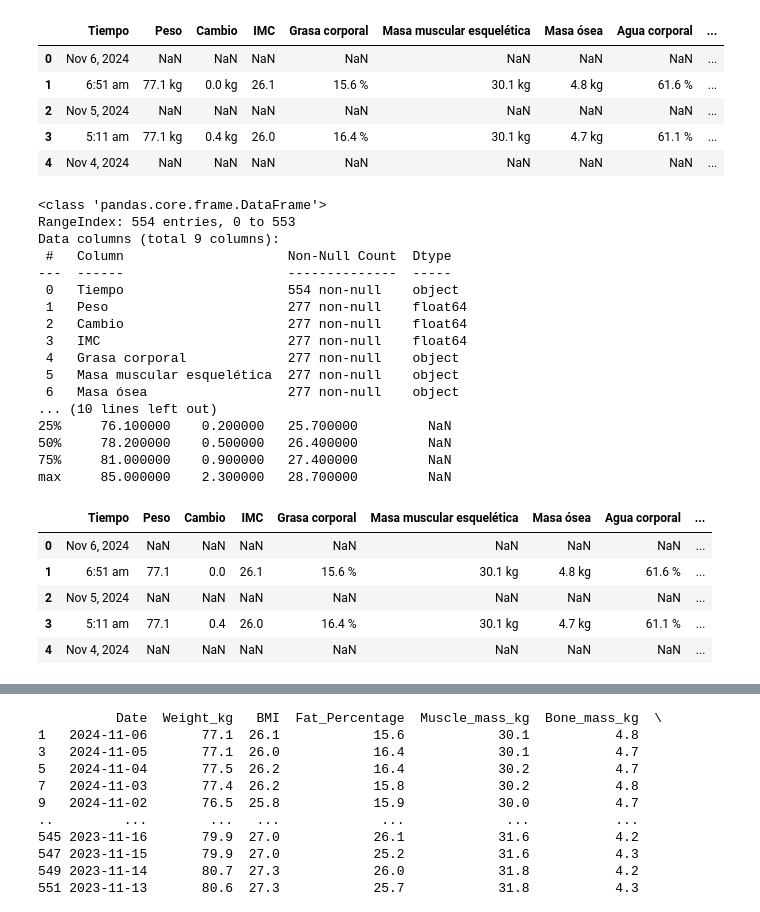
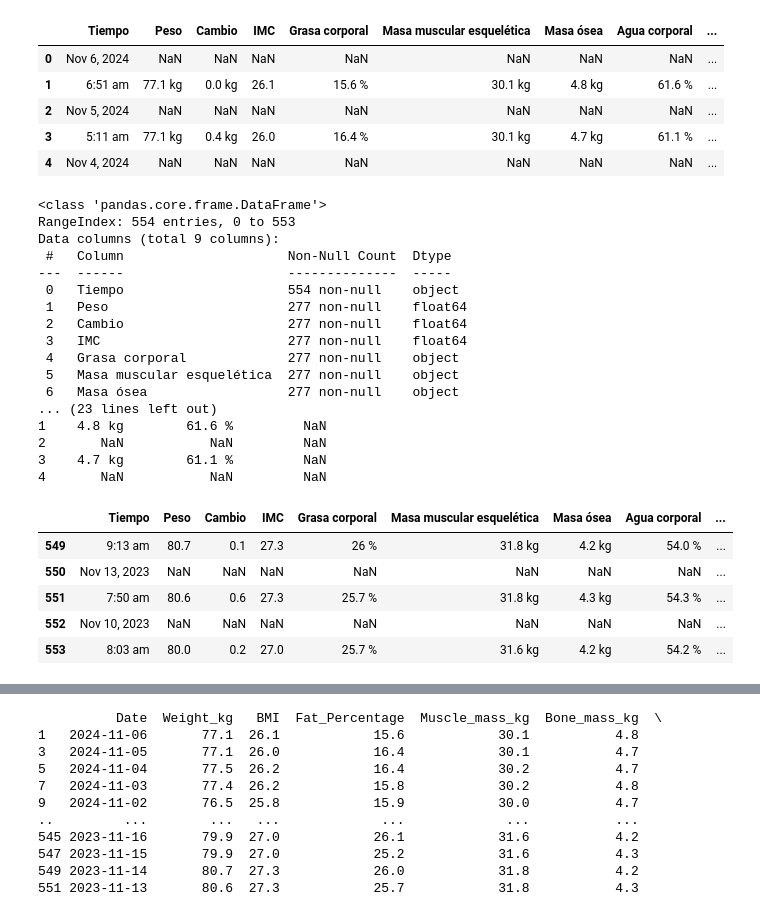
Before and after one commit to MikelTelo/dsft2409_mikeltelo, a Jupyter notebook: PROJECTS/eda_gym_members/eda_mta_3.ipynb, the cells around one changed output, grey strips where cells are left out. Saved outputs shown, nothing was run; the diff lists cells and outputs as text; code cells hidden in the pictures.

```diff
--- a/PROJECTS/eda_gym_members/eda_mta_3.ipynb
+++ b/PROJECTS/eda_gym_members/eda_mta_3.ipynb
@@ -97,44 +97,45 @@ max     28.700000         NaN
 # Convert columns to string and handle NaN
 numeric_columns = ['Peso', 'Cambio']
 
 for col in numeric_columns:
     # Convert to string
     df5[col] = df5[col].astype(str)
 
     # Replace unwanted characters and convert to float
     df5[col] = df5[col].str.replace(' kg', '').str.replace(',', '.')
 
     # Convert to float (this will automatically handle NaN)
     df5[col] = pd.to_numeric(df5[col], errors='coerce')
 
 # Show the resulting DataFrame
 print(df5.info())
 print(df5.describe())
-df5.head()
+print(df5.head())
+df5.tail()
 # %% [output]
 <class 'pandas.core.frame.DataFrame'>
 RangeIndex: 554 entries, 0 to 553
 Data columns (total 9 columns):
  #   Column                     Non-Null Count  Dtype
 ---  ------                     --------------  -----
  0   Tiempo                     554 non-null    object
  1   Peso                       277 non-null    float64
  2   Cambio                     277 non-null    float64
  3   IMC                        277 non-null    float64
  4   Grasa corporal             277 non-null    object
  5   Masa muscular esquelética  277 non-null    object
  6   Masa ósea                  277 non-null    object
-... (10 lines left out)
-25%     76.100000    0.200000   25.700000         NaN
-50%     78.200000    0.500000   26.400000         NaN
-75%     81.000000    0.900000   27.400000         NaN
-max     85.000000    2.300000   28.700000         NaN
+... (23 lines left out)
+1    4.8 kg        61.6 %         NaN
+2       NaN           NaN         NaN
+3    4.7 kg        61.1 %         NaN
+4       NaN           NaN         NaN
 |  | Tiempo | Peso | Cambio | IMC | Grasa corporal | Masa muscular esquelética | Masa ósea | Agua corporal | ... |
-| 0 | Nov 6, 2024 | NaN | NaN | NaN | NaN | NaN | NaN | NaN | ... |
-| 1 | 6:51 am | 77.1 | 0.0 | 26.1 | 15.6 % | 30.1 kg | 4.8 kg | 61.6 % | ... |
-| 2 | Nov 5, 2024 | NaN | NaN | NaN | NaN | NaN | NaN | NaN | ... |
-| 3 | 5:11 am | 77.1 | 0.4 | 26.0 | 16.4 % | 30.1 kg | 4.7 kg | 61.1 % | ... |
-| 4 | Nov 4, 2024 | NaN | NaN | NaN | NaN | NaN | NaN | NaN | ... |
+| 549 | 9:13 am | 80.7 | 0.1 | 27.3 | 26 % | 31.8 kg | 4.2 kg | 54.0 % | ... |
+| 550 | Nov 13, 2023 | NaN | NaN | NaN | NaN | NaN | NaN | NaN | ... |
+| 551 | 7:50 am | 80.6 | 0.6 | 27.3 | 25.7 % | 31.8 kg | 4.3 kg | 54.3 % | ... |
+| 552 | Nov 10, 2023 | NaN | NaN | NaN | NaN | NaN | NaN | NaN | ... |
+| 553 | 8:03 am | 80.0 | 0.2 | 27.0 | 25.7 % | 31.6 kg | 4.2 kg | 54.2 % | ... |
 # %%
 # Delete the column Unnamed: 8
 df5.drop(columns=['Unnamed: 8'], inplace=True)
```
Also changed, not shown: parts of 2 cells of this notebook.
